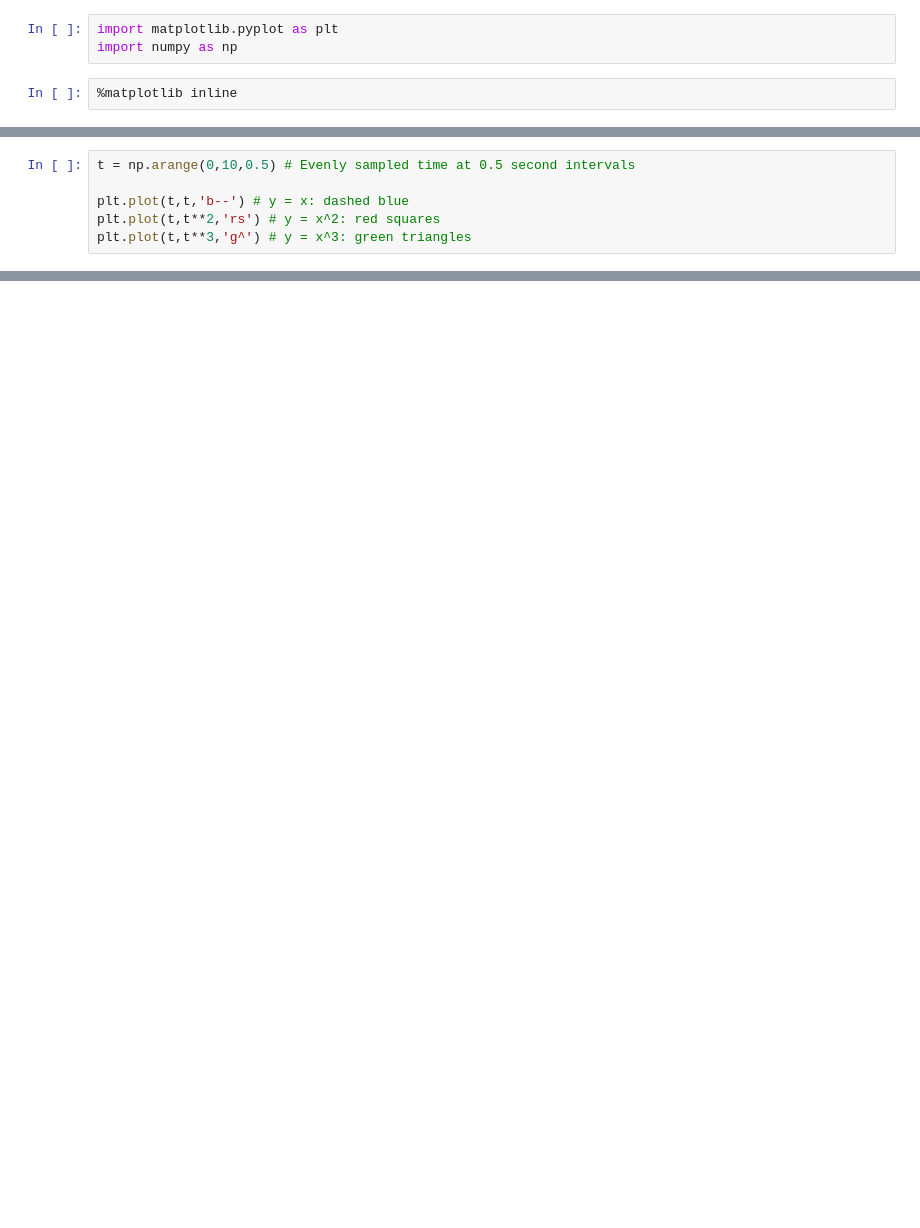
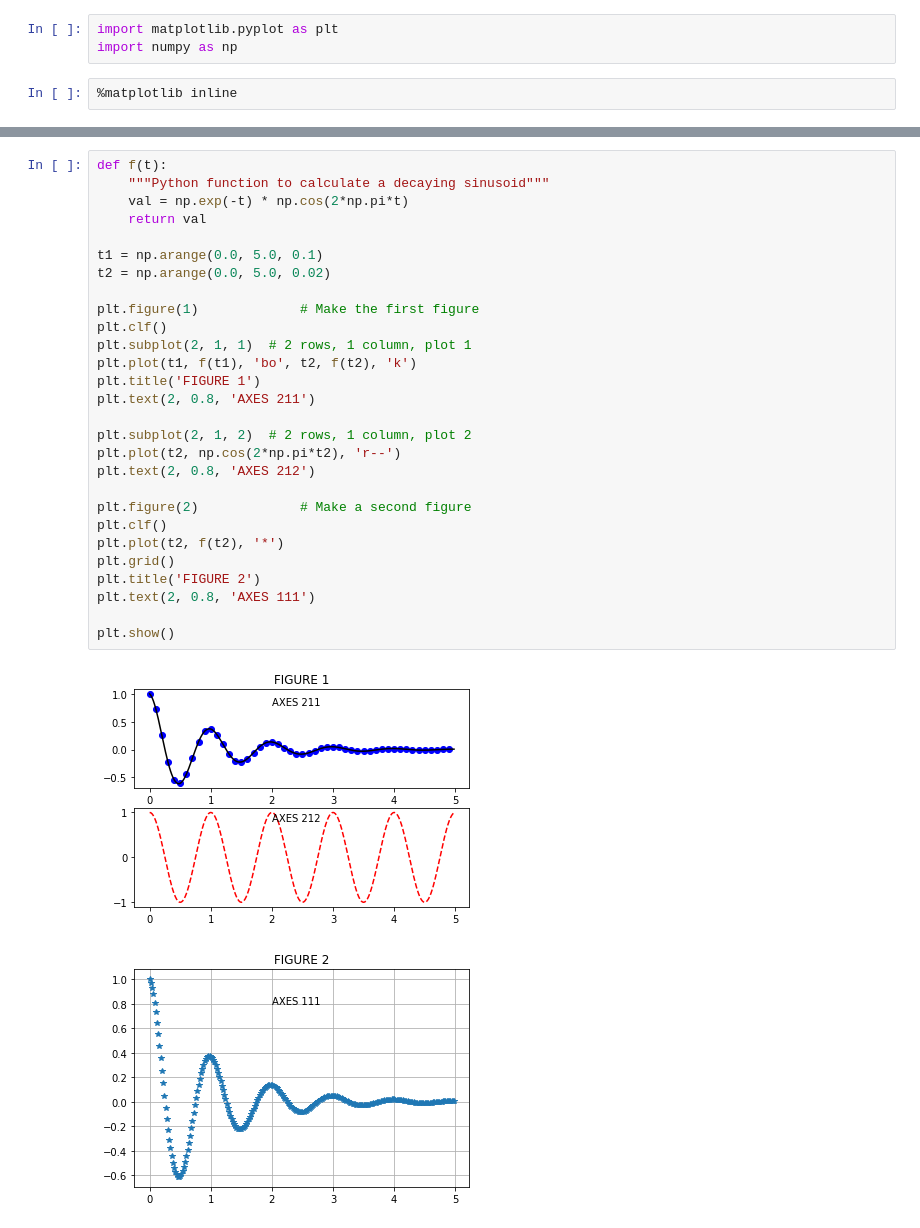
Before and after one commit to krittikaiitb/tutorials, a Jupyter notebook: Matplotlib 2/Matplotlib_II.ipynb, the cells around one changed output, grey strips where cells are left out. Saved outputs shown, nothing was run; the diff lists cells and outputs as text; blank space fills up the shorter version.

```diff
--- a/Matplotlib 2/Matplotlib_II.ipynb
+++ b/Matplotlib 2/Matplotlib_II.ipynb
@@ -70,6 +5,0 @@ If `matplotlib` were limited to working with lists, it would be fairly useless f
-# %%
-t = np.arange(0,10,0.5) # Evenly sampled time at 0.5 second intervals
-
-plt.plot(t,t,'b--') # y = x: dashed blue
-plt.plot(t,t**2,'rs') # y = x^2: red squares
-plt.plot(t,t**3,'g^') # y = x^3: green triangles
@@ -185,0 +18,31 @@ Now that we have seen different kinds of plots (but not all) pyplot can do, let
+# %%
+def f(t):
+    """Python function to calculate a decaying sinusoid"""
+    val = np.exp(-t) * np.cos(2*np.pi*t)
+    return val
+
+t1 = np.arange(0.0, 5.0, 0.1)
+t2 = np.arange(0.0, 5.0, 0.02)
+
+plt.figure(1)             # Make the first figure
+plt.clf()
+plt.subplot(2, 1, 1)  # 2 rows, 1 column, plot 1
+plt.plot(t1, f(t1), 'bo', t2, f(t2), 'k')
+plt.title('FIGURE 1')
+plt.text(2, 0.8, 'AXES 211')
+
+plt.subplot(2, 1, 2)  # 2 rows, 1 column, plot 2
+plt.plot(t2, np.cos(2*np.pi*t2), 'r--')
+plt.text(2, 0.8, 'AXES 212')
+
+plt.figure(2)             # Make a second figure
+plt.clf()
+plt.plot(t2, f(t2), '*')
+plt.grid()
+plt.title('FIGURE 2')
+plt.text(2, 0.8, 'AXES 111')
+
+plt.show()
+# %% [output]
+[figure, added]
+[figure, added]
```
Also changed, not shown: parts of 54 cells of this notebook.
